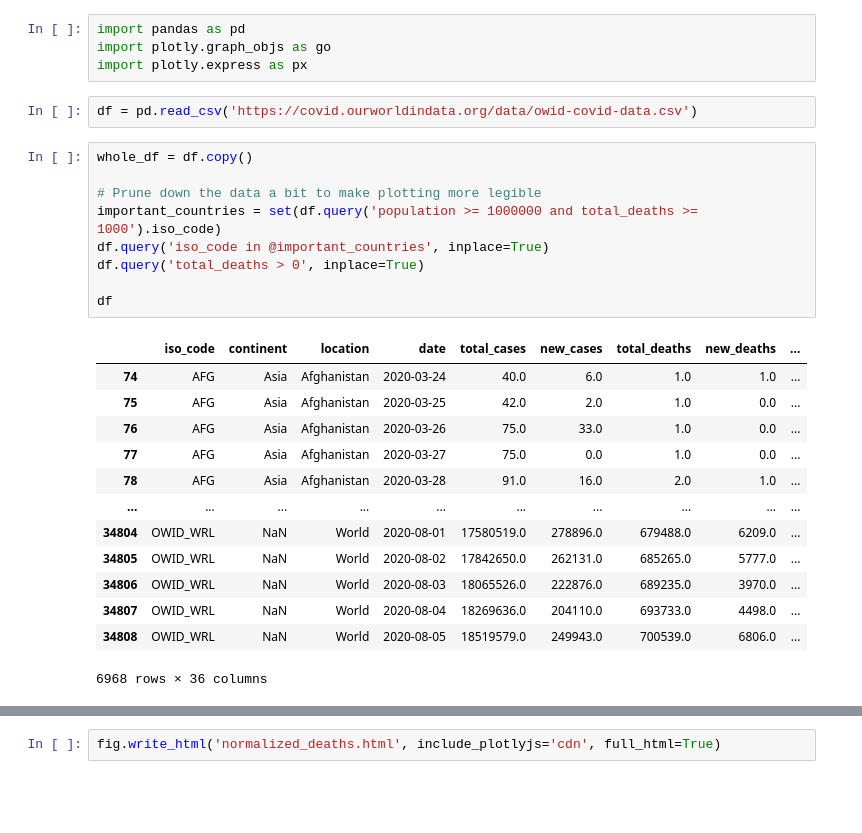
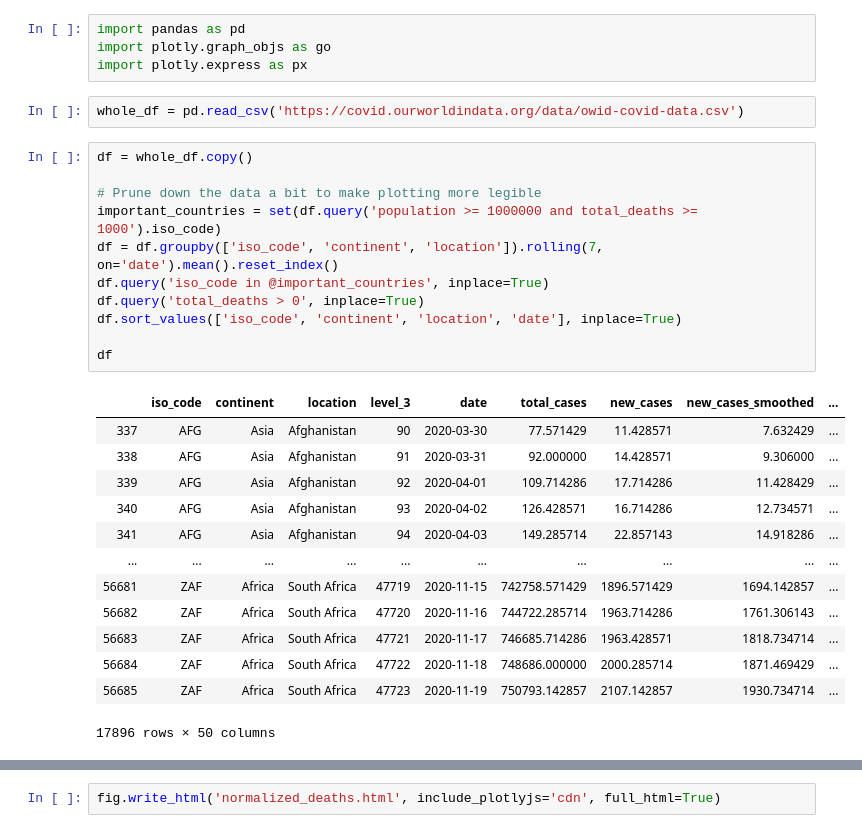
Before and after one commit to scnerd/covid_figures, a Jupyter notebook: Normalized Deaths.ipynb, the cells around one changed output, grey strips where cells are left out. Drawn from its saved outputs; the diff is of its cells as text; blank space fills up the shorter version.

Commit message:
Updated with mid-November data

```diff
--- a/Normalized Deaths.ipynb
+++ b/Normalized Deaths.ipynb
@@ -3,30 +3,32 @@ import pandas as pd
 import plotly.graph_objs as go
 import plotly.express as px
 # %%
-df = pd.read_csv('https://covid.ourworldindata.org/data/owid-covid-data.csv')
+whole_df = pd.read_csv('https://covid.ourworldindata.org/data/owid-covid-data.csv')
 # %%
-whole_df = df.copy()
+df = whole_df.copy()
 
 # Prune down the data a bit to make plotting more legible
 important_countries = set(df.query('population >= 1000000 and total_deaths >= 1000').iso_code)
+df = df.groupby(['iso_code', 'continent', 'location']).rolling(7, on='date').mean().reset_index()
 df.query('iso_code in @important_countries', inplace=True)
 df.query('total_deaths > 0', inplace=True)
+df.sort_values(['iso_code', 'continent', 'location', 'date'], inplace=True)
 
 df
 # %% [output]
-|  | iso_code | continent | location | date | total_cases | new_cases | total_deaths | new_deaths | ... |
-| 74 | AFG | Asia | Afghanistan | 2020-03-24 | 40.0 | 6.0 | 1.0 | 1.0 | ... |
-| 75 | AFG | Asia | Afghanistan | 2020-03-25 | 42.0 | 2.0 | 1.0 | 0.0 | ... |
-| 76 | AFG | Asia | Afghanistan | 2020-03-26 | 75.0 | 33.0 | 1.0 | 0.0 | ... |
-| 77 | AFG | Asia | Afghanistan | 2020-03-27 | 75.0 | 0.0 | 1.0 | 0.0 | ... |
-| 78 | AFG | Asia | Afghanistan | 2020-03-28 | 91.0 | 16.0 | 2.0 | 1.0 | ... |
+|  | iso_code | continent | location | level_3 | date | total_cases | new_cases | new_cases_smoothed | ... |
+| 337 | AFG | Asia | Afghanistan | 90 | 2020-03-30 | 77.571429 | 11.428571 | 7.632429 | ... |
+| 338 | AFG | Asia | Afghanistan | 91 | 2020-03-31 | 92.000000 | 14.428571 | 9.306000 | ... |
+| 339 | AFG | Asia | Afghanistan | 92 | 2020-04-01 | 109.714286 | 17.714286 | 11.428429 | ... |
+| 340 | AFG | Asia | Afghanistan | 93 | 2020-04-02 | 126.428571 | 16.714286 | 12.734571 | ... |
+| 341 | AFG | Asia | Afghanistan | 94 | 2020-04-03 | 149.285714 | 22.857143 | 14.918286 | ... |
 | ... | ... | ... | ... | ... | ... | ... | ... | ... | ... |
-| 34804 | OWID_WRL | NaN | World | 2020-08-01 | 17580519.0 | 278896.0 | 679488.0 | 6209.0 | ... |
-| 34805 | OWID_WRL | NaN | World | 2020-08-02 | 17842650.0 | 262131.0 | 685265.0 | 5777.0 | ... |
-| 34806 | OWID_WRL | NaN | World | 2020-08-03 | 18065526.0 | 222876.0 | 689235.0 | 3970.0 | ... |
-| 34807 | OWID_WRL | NaN | World | 2020-08-04 | 18269636.0 | 204110.0 | 693733.0 | 4498.0 | ... |
-| 34808 | OWID_WRL | NaN | World | 2020-08-05 | 18519579.0 | 249943.0 | 700539.0 | 6806.0 | ... |
+| 56681 | ZAF | Africa | South Africa | 47719 | 2020-11-15 | 742758.571429 | 1896.571429 | 1694.142857 | ... |
+| 56682 | ZAF | Africa | South Africa | 47720 | 2020-11-16 | 744722.285714 | 1963.714286 | 1761.306143 | ... |
+| 56683 | ZAF | Africa | South Africa | 47721 | 2020-11-17 | 746685.714286 | 1963.428571 | 1818.734714 | ... |
+| 56684 | ZAF | Africa | South Africa | 47722 | 2020-11-18 | 748686.000000 | 2000.285714 | 1871.469429 | ... |
+| 56685 | ZAF | Africa | South Africa | 47723 | 2020-11-19 | 750793.142857 | 2107.142857 | 1930.734714 | ... |
-6968 rows × 36 columns
+17896 rows × 50 columns
 # %%
 # Isolate the last bit of data for each country
 last_df = pd.merge(df, df.query('new_deaths > 0').groupby('iso_code').date.max().reset_index(), on=['iso_code', 'date'])
```
Also changed, not shown: parts of 2 cells of this notebook, 1 other file.
